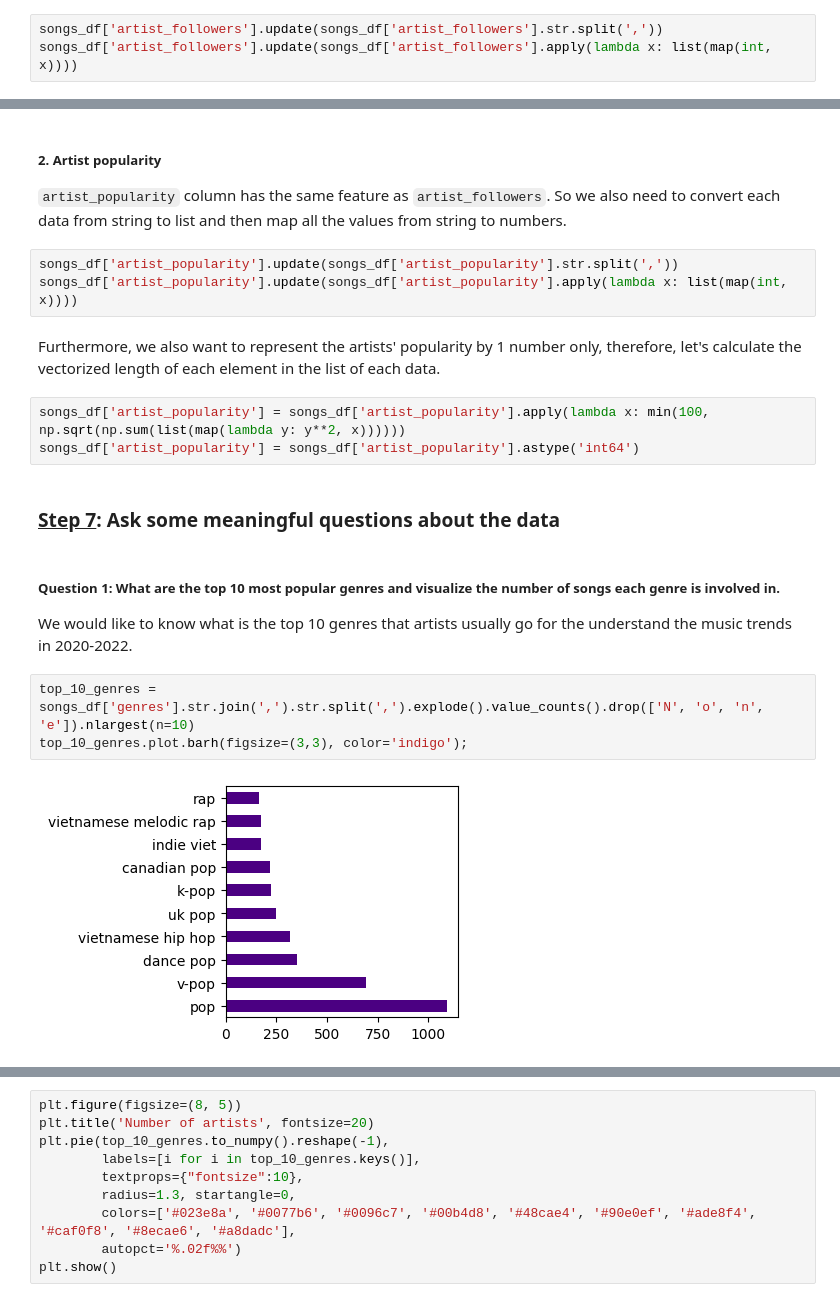
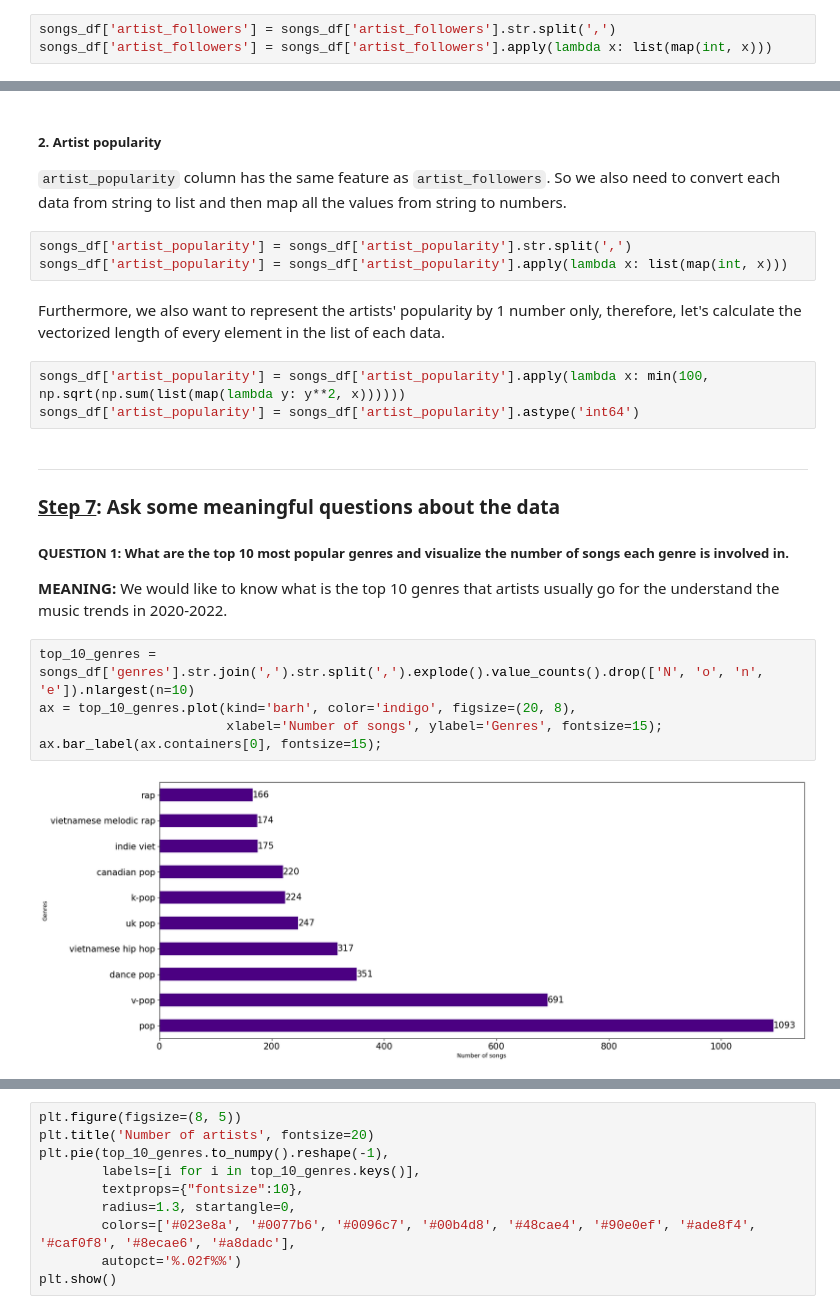
Before and after one commit to quytrungg/Final_Project_CSC14119, a Jupyter notebook: data_exploration/data_exploration.ipynb, the cells around one changed output, grey strips where cells are left out. Saved outputs shown, nothing was run; the diff lists cells and outputs as text.

Commit message:
Complete markdown for data exploration phase

```diff
--- a/data_exploration/data_exploration.ipynb
+++ b/data_exploration/data_exploration.ipynb
@@ -362,8 +609,8 @@ Each data in `artist_followers` column is a string of followers of respective ar
 
 Therefore, we need to convert string data to a list and convert each number of followers from string to int.
 # %%
-songs_df['artist_followers'].update(songs_df['artist_followers'].str.split(','))
-songs_df['artist_followers'].update(songs_df['artist_followers'].apply(lambda x: list(map(int, x))))
+songs_df['artist_followers'] = songs_df['artist_followers'].str.split(',')
+songs_df['artist_followers'] = songs_df['artist_followers'].apply(lambda x: list(map(int, x)))
 # %% [markdown]
 Next step, since we want to represent the artists' followers as a specific value only, let's normalize the list of followers into 1 number by calculating the vectorized length of the elements in the list.
 # %%
@@ -374,22 +621,25 @@ songs_df['artist_followers'] = songs_df['artist_followers'].astype('int64')
 
 `artist_popularity` column has the same feature as `artist_followers`. So we also need to convert each data from string to list and then map all the values from string to numbers.
 # %%
-songs_df['artist_popularity'].update(songs_df['artist_popularity'].str.split(','))
-songs_df['artist_popularity'].update(songs_df['artist_popularity'].apply(lambda x: list(map(int, x))))
+songs_df['artist_popularity'] = songs_df['artist_popularity'].str.split(',')
+songs_df['artist_popularity'] = songs_df['artist_popularity'].apply(lambda x: list(map(int, x)))
 # %% [markdown]
-Furthermore, we also want to represent the artists' popularity by 1 number only, therefore, let's calculate the vectorized length of each element in the list of each data.
+Furthermore, we also want to represent the artists' popularity by 1 number only, therefore, let's calculate the vectorized length of every element in the list of each data.
 # %%
 songs_df['artist_popularity'] = songs_df['artist_popularity'].apply(lambda x: min(100, np.sqrt(np.sum(list(map(lambda y: y**2, x))))))
 songs_df['artist_popularity'] = songs_df['artist_popularity'].astype('int64')
-# %% [markdown]
-### <b><u> Step 7</u>: Ask some meaningful questions about the data</b>
 # %% [markdown]
-##### Question 1: What are the top 10 most popular genres and visualize the number of songs each genre is involved in.
+----
+### <b><u> Step 7</u>: Ask some meaningful questions about the data</b>
 
-We would like to know what is the top 10 genres that artists usually go for the understand the music trends in 2020-2022.
+##### **QUESTION 1:** What are the top 10 most popular genres and visualize the number of songs each genre is involved in.
+
+**MEANING:** We would like to know what is the top 10 genres that artists usually go for the understand the music trends in 2020-2022.
 # %%
 top_10_genres = songs_df['genres'].str.join(',').str.split(',').explode().value_counts().drop(['N', 'o', 'n', 'e']).nlargest(n=10)
-top_10_genres.plot.barh(figsize=(3,3), color='indigo');
+ax = top_10_genres.plot(kind='barh', color='indigo', figsize=(20, 8),
+                        xlabel='Number of songs', ylabel='Genres', fontsize=15);
+ax.bar_label(ax.containers[0], fontsize=15);
 # %% [output]
-[figure, old version]
+[figure, new version]
 # %% [markdown]
```
Also changed, not shown: parts of 111 cells of this notebook.
